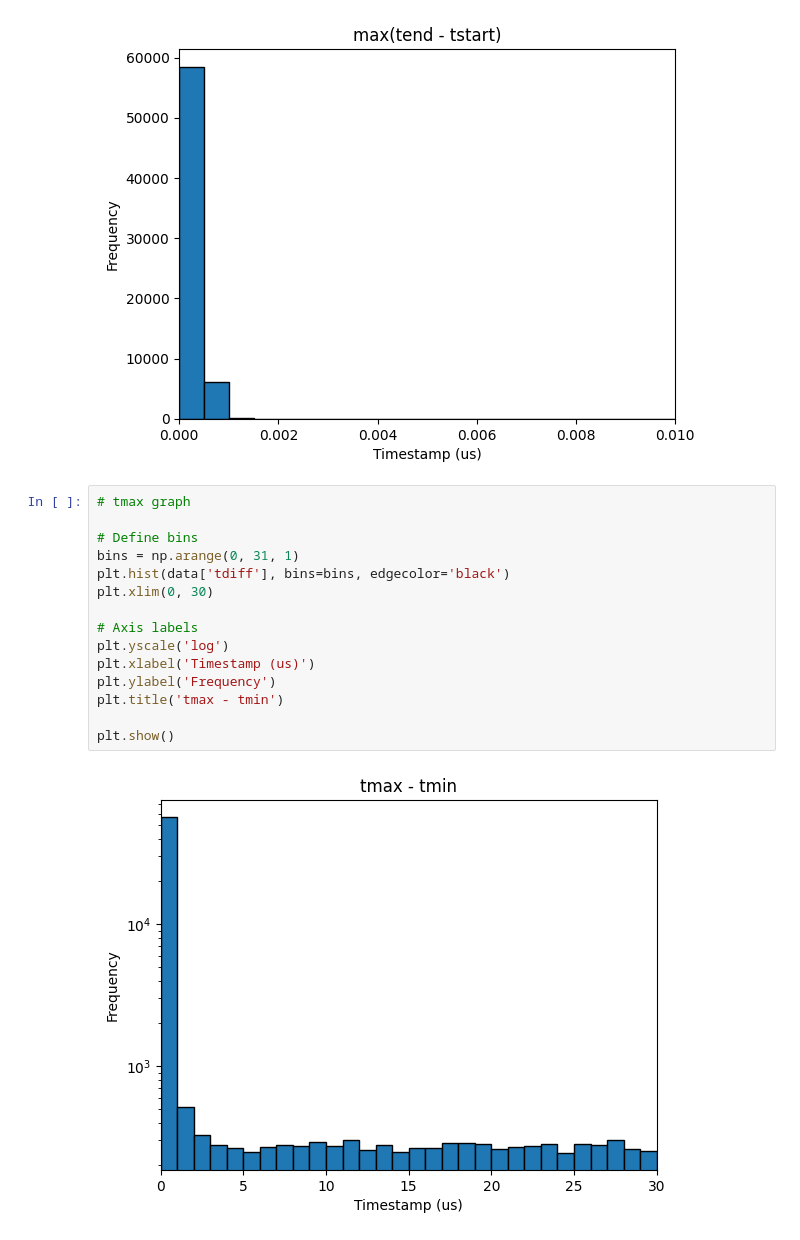
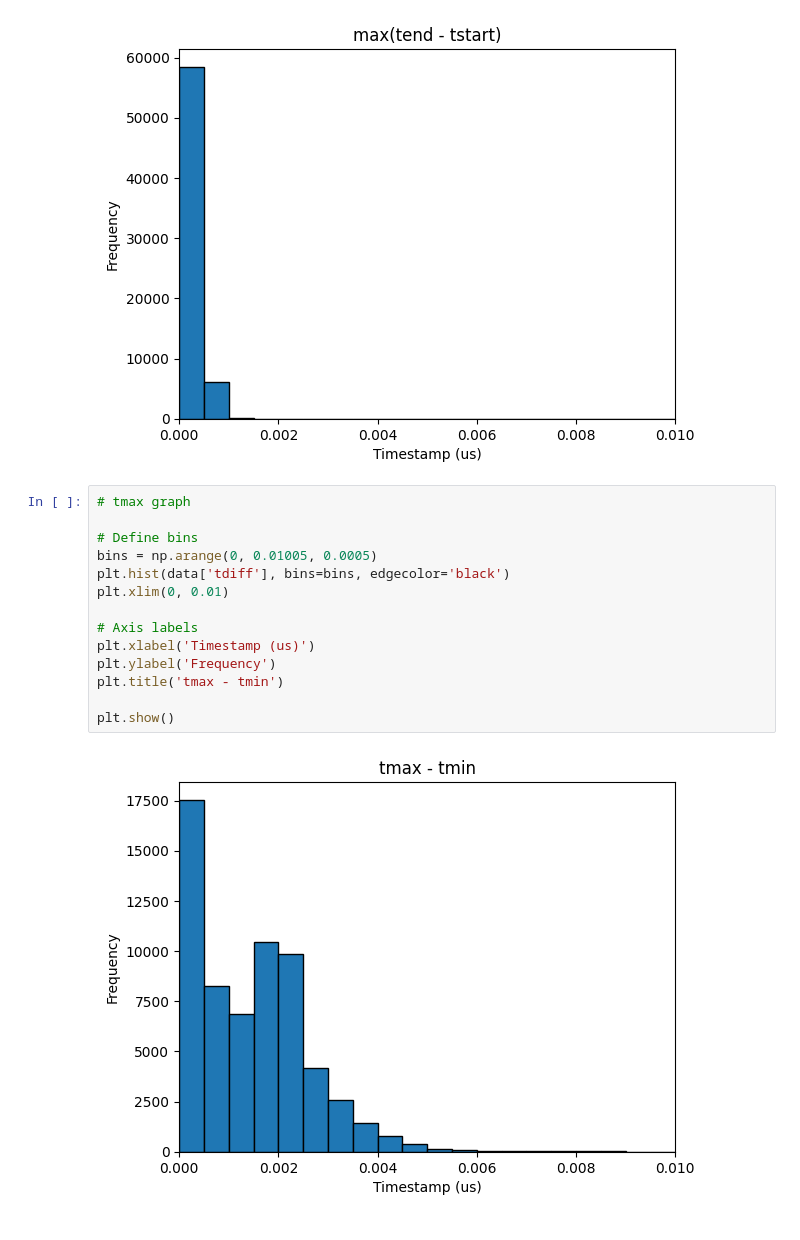
Before and after one commit to vaccarojohn/SNeNDSim, a Jupyter notebook: sim/cosmics/cosmics_selection_analysis.ipynb, the cells around one changed output. Drawn from its saved outputs; the diff is of its cells as text.

```diff
--- a/sim/cosmics/cosmics_selection_analysis.ipynb
+++ b/sim/cosmics/cosmics_selection_analysis.ipynb
@@ -129,17 +129,16 @@ plt.show()
 # %%
 # tmax graph
 
 # Define bins
-bins = np.arange(0, 31, 1)
+bins = np.arange(0, 0.01005, 0.0005)
 plt.hist(data['tdiff'], bins=bins, edgecolor='black')
-plt.xlim(0, 30)
+plt.xlim(0, 0.01)
 
 # Axis labels
-plt.yscale('log')
 plt.xlabel('Timestamp (us)')
 plt.ylabel('Frequency')
 plt.title('tmax - tmin')
 
 plt.show()
 # %% [output]
-[figure, old version]
+[figure, new version]
```
Also changed, not shown: parts of 1 cell of this notebook, 5 other files.
